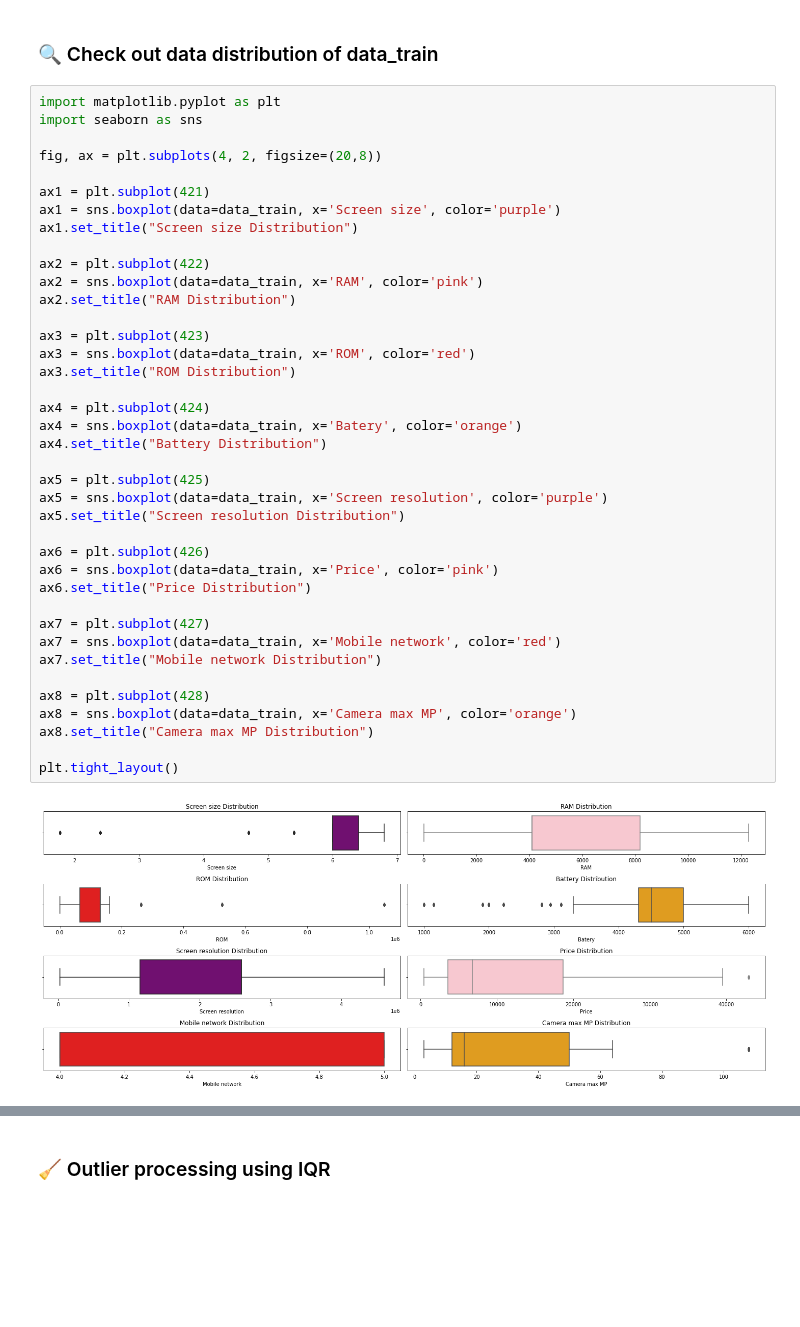
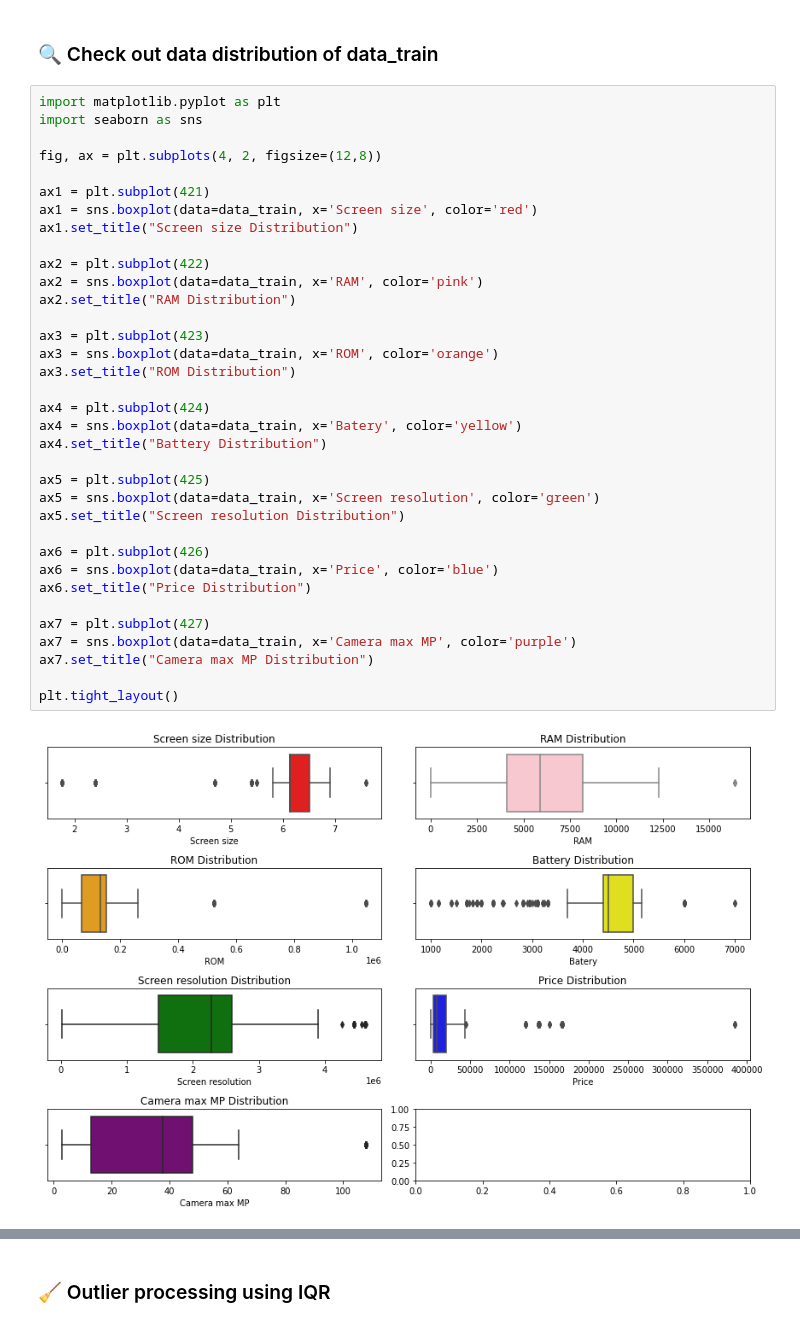
Before and after one commit to bongudth/mobile-price-prediction, a Jupyter notebook: feature_engineering.ipynb, the cells around one changed output, grey strips where cells are left out. Drawn from its saved outputs; the diff is of its cells as text; blank space fills up the shorter version.

```diff
--- a/feature_engineering.ipynb
+++ b/feature_engineering.ipynb
@@ -56,42 +56,38 @@ data_train, data_test = train_test_split(data, test_size=0.3, random_state=1)
 # %%
 import matplotlib.pyplot as plt
 import seaborn as sns
 
-fig, ax = plt.subplots(4, 2, figsize=(20,8))
+fig, ax = plt.subplots(4, 2, figsize=(12,8))
 
 ax1 = plt.subplot(421)
-ax1 = sns.boxplot(data=data_train, x='Screen size', color='purple')
+ax1 = sns.boxplot(data=data_train, x='Screen size', color='red')
 ax1.set_title("Screen size Distribution")
 
 ax2 = plt.subplot(422)
 ax2 = sns.boxplot(data=data_train, x='RAM', color='pink')
 ax2.set_title("RAM Distribution")
 
 ax3 = plt.subplot(423)
-ax3 = sns.boxplot(data=data_train, x='ROM', color='red')
+ax3 = sns.boxplot(data=data_train, x='ROM', color='orange')
 ax3.set_title("ROM Distribution")
 
 ax4 = plt.subplot(424)
-ax4 = sns.boxplot(data=data_train, x='Batery', color='orange')
+ax4 = sns.boxplot(data=data_train, x='Batery', color='yellow')
 ax4.set_title("Battery Distribution")
 
 ax5 = plt.subplot(425)
-ax5 = sns.boxplot(data=data_train, x='Screen resolution', color='purple')
+ax5 = sns.boxplot(data=data_train, x='Screen resolution', color='green')
 ax5.set_title("Screen resolution Distribution")
 
 ax6 = plt.subplot(426)
-ax6 = sns.boxplot(data=data_train, x='Price', color='pink')
+ax6 = sns.boxplot(data=data_train, x='Price', color='blue')
 ax6.set_title("Price Distribution")
 
 ax7 = plt.subplot(427)
-ax7 = sns.boxplot(data=data_train, x='Mobile network', color='red')
-ax7.set_title("Mobile network Distribution")
-
-ax8 = plt.subplot(428)
-ax8 = sns.boxplot(data=data_train, x='Camera max MP', color='orange')
-ax8.set_title("Camera max MP Distribution")
+ax7 = sns.boxplot(data=data_train, x='Camera max MP', color='purple')
+ax7.set_title("Camera max MP Distribution")
 
 plt.tight_layout()
 # %% [output]
-[figure, old version]
+[figure, new version]
 # %% [markdown]
```
Also changed, not shown: parts of 10 cells of this notebook, 4 other files.
